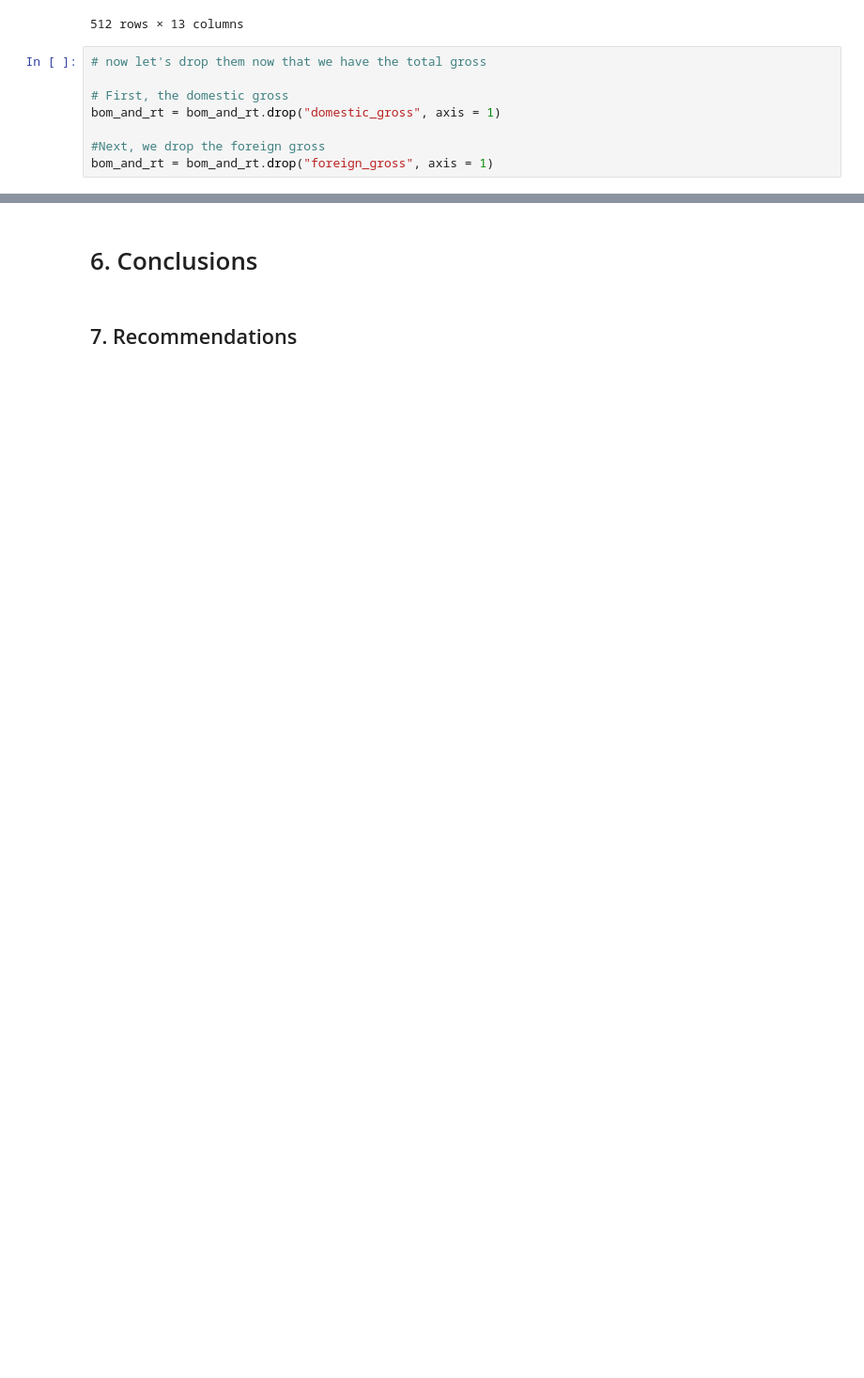
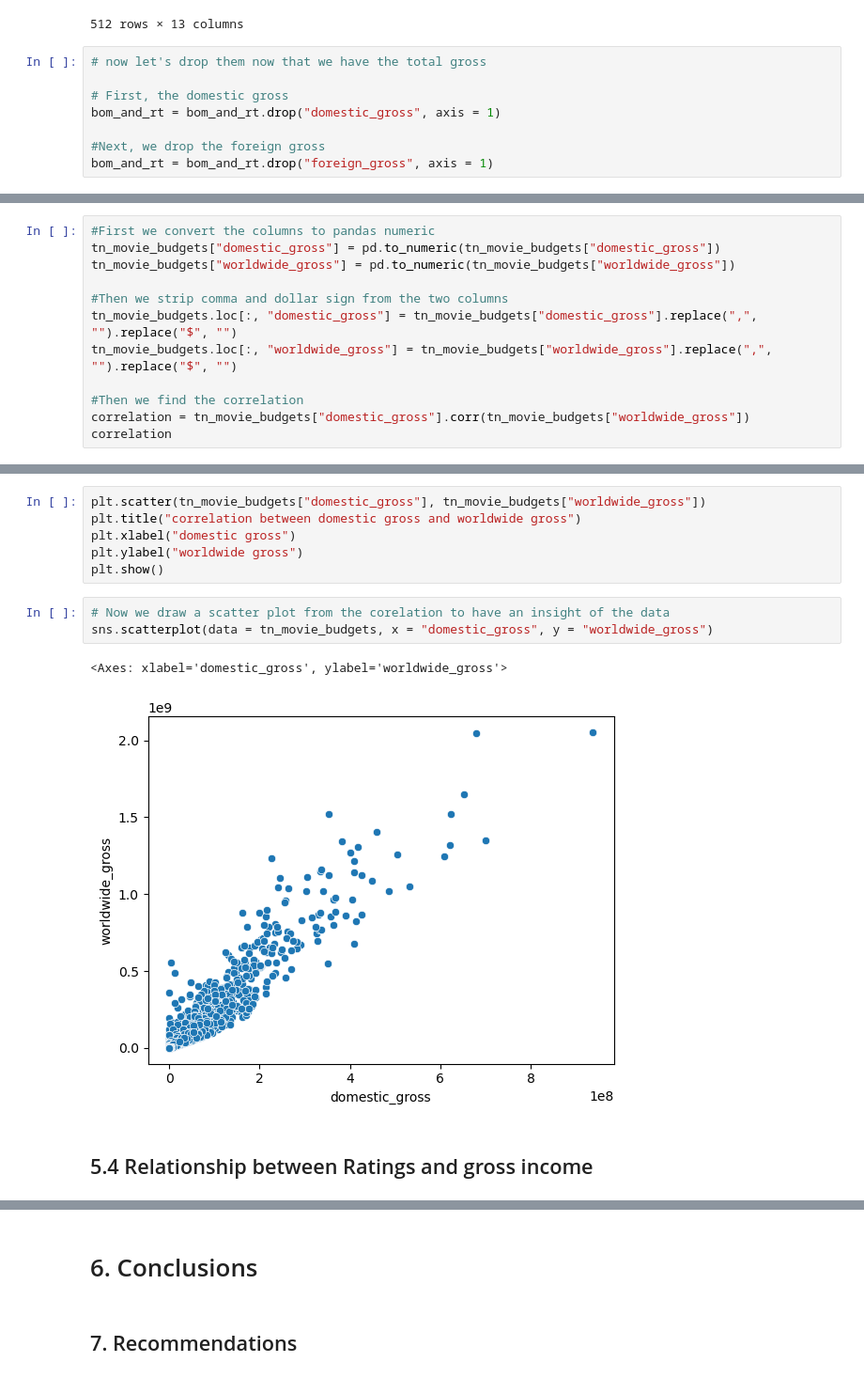
Before and after one commit to MuchiriKinyua/Microsoft-Movie-Project, a Jupyter notebook: Microsoft Movie project.ipynb, the cells around one changed output, grey strips where cells are left out. Shown at 94% size. Saved outputs shown, nothing was run; the diff lists cells and outputs as text; blank space fills up the shorter version.

```diff
--- a/Microsoft Movie project.ipynb
+++ b/Microsoft Movie project.ipynb
@@ -941,0 +891,12 @@ plt.show()
+# %%
+#First we convert the columns to pandas numeric
+tn_movie_budgets["domestic_gross"] = pd.to_numeric(tn_movie_budgets["domestic_gross"])
+tn_movie_budgets["worldwide_gross"] = pd.to_numeric(tn_movie_budgets["worldwide_gross"])
+
+#Then we strip comma and dollar sign from the two columns
+tn_movie_budgets.loc[:, "domestic_gross"] = tn_movie_budgets["domestic_gross"].replace(",", "").replace("$", "")
+tn_movie_budgets.loc[:, "worldwide_gross"] = tn_movie_budgets["worldwide_gross"].replace(",", "").replace("$", "")
+
+#Then we find the correlation
+correlation = tn_movie_budgets["domestic_gross"].corr(tn_movie_budgets["worldwide_gross"])
+correlation
@@ -941,0 +925,14 @@ plt.show()
+# %%
+plt.scatter(tn_movie_budgets["domestic_gross"], tn_movie_budgets["worldwide_gross"])
+plt.title("correlation between domestic gross and worldwide gross")
+plt.xlabel("domestic gross")
+plt.ylabel("worldwide gross")
+plt.show()
+# %%
+# Now we draw a scatter plot from the corelation to have an insight of the data
+sns.scatterplot(data = tn_movie_budgets, x = "domestic_gross", y = "worldwide_gross")
+# %% [output]
+<Axes: xlabel='domestic_gross', ylabel='worldwide_gross'>
+[figure, added]
+# %% [markdown]
+## 5.4 Relationship between Ratings and gross income
```
Also changed, not shown: parts of 52 cells of this notebook.
